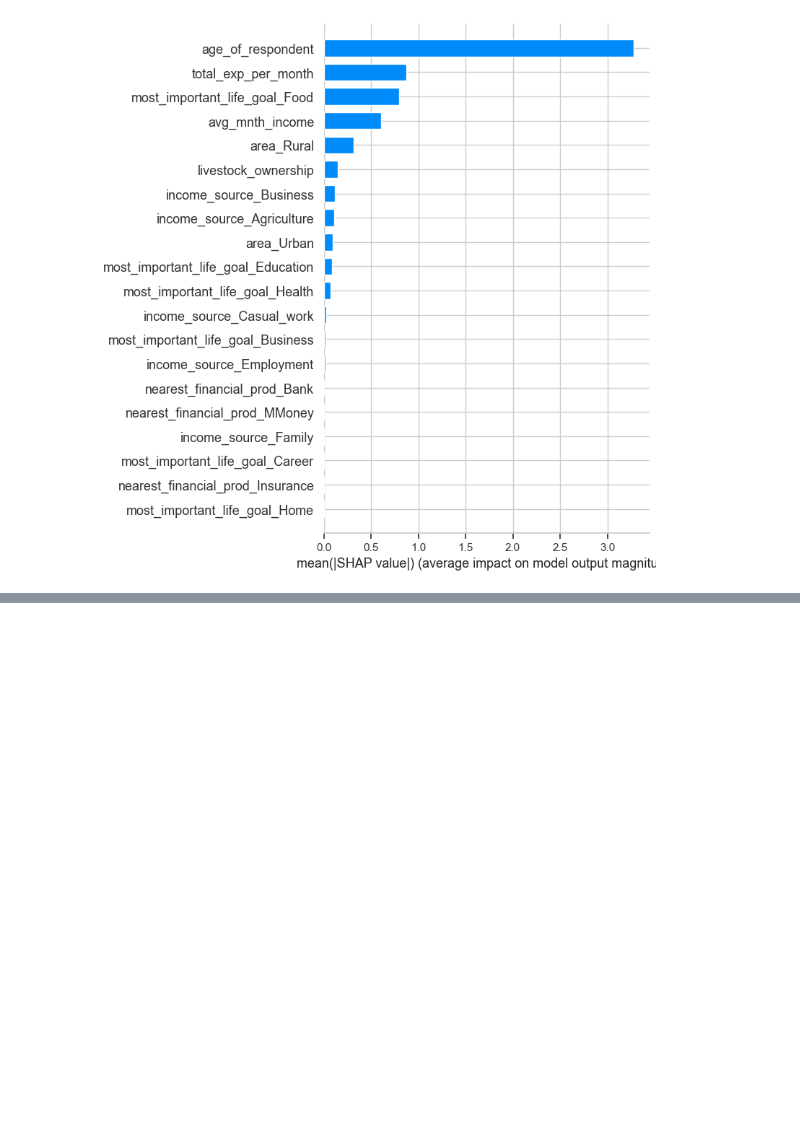
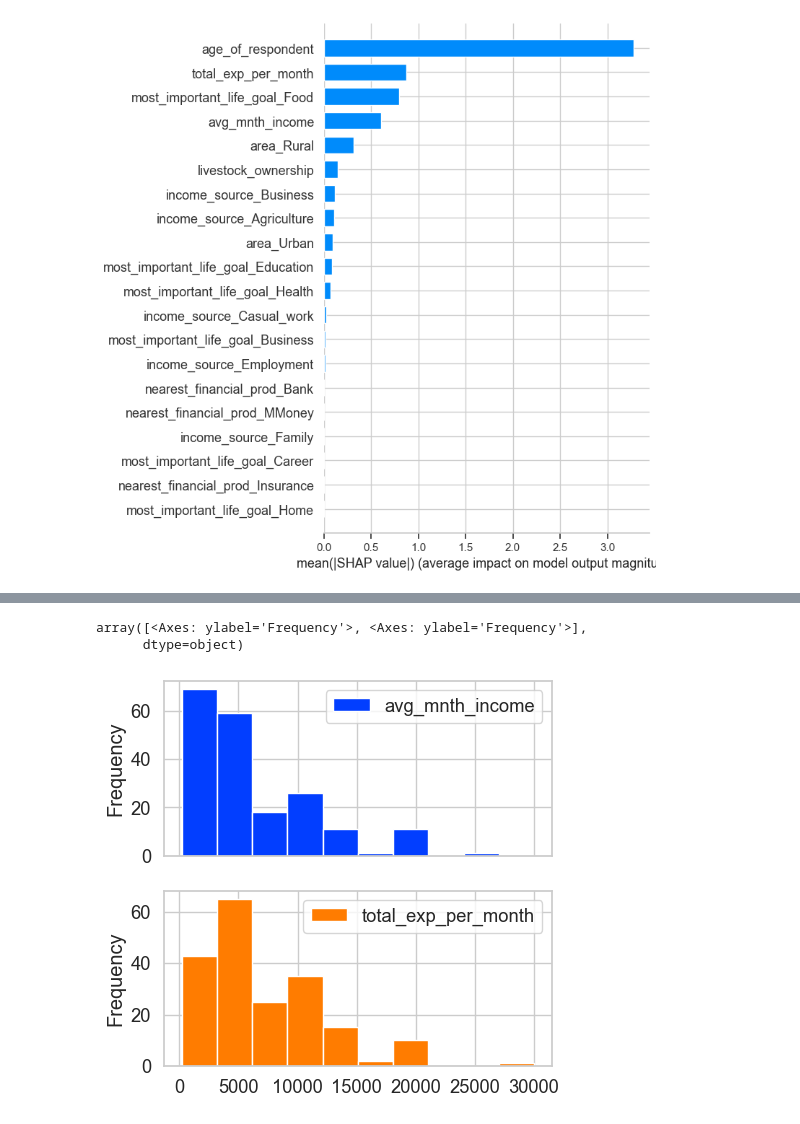
Before and after one commit to BonfaceGabriel/Insurance-prediction, a Jupyter notebook: test.ipynb, the cells around one changed output, grey strips where cells are left out. Cells and saved outputs as stored; diff of their text form; code cells hidden in the pictures; blank space fills up the shorter version.

Commit message:
Cluster analysis and Cluster Profiling

```diff
--- a/test.ipynb
+++ b/test.ipynb
@@ -915,0 +913,6 @@ nakuru_df['insurance'] = nakuru_df['insurance'].replace(replacements)
+# %%
+cluster3[['avg_mnth_income', 'total_exp_per_month']].plot(subplots=True, kind='hist')
+# %% [output]
+array([<Axes: ylabel='Frequency'>, <Axes: ylabel='Frequency'>],
+      dtype=object)
+[figure, added]
```
Also changed, not shown: parts of 12 cells of this notebook.
